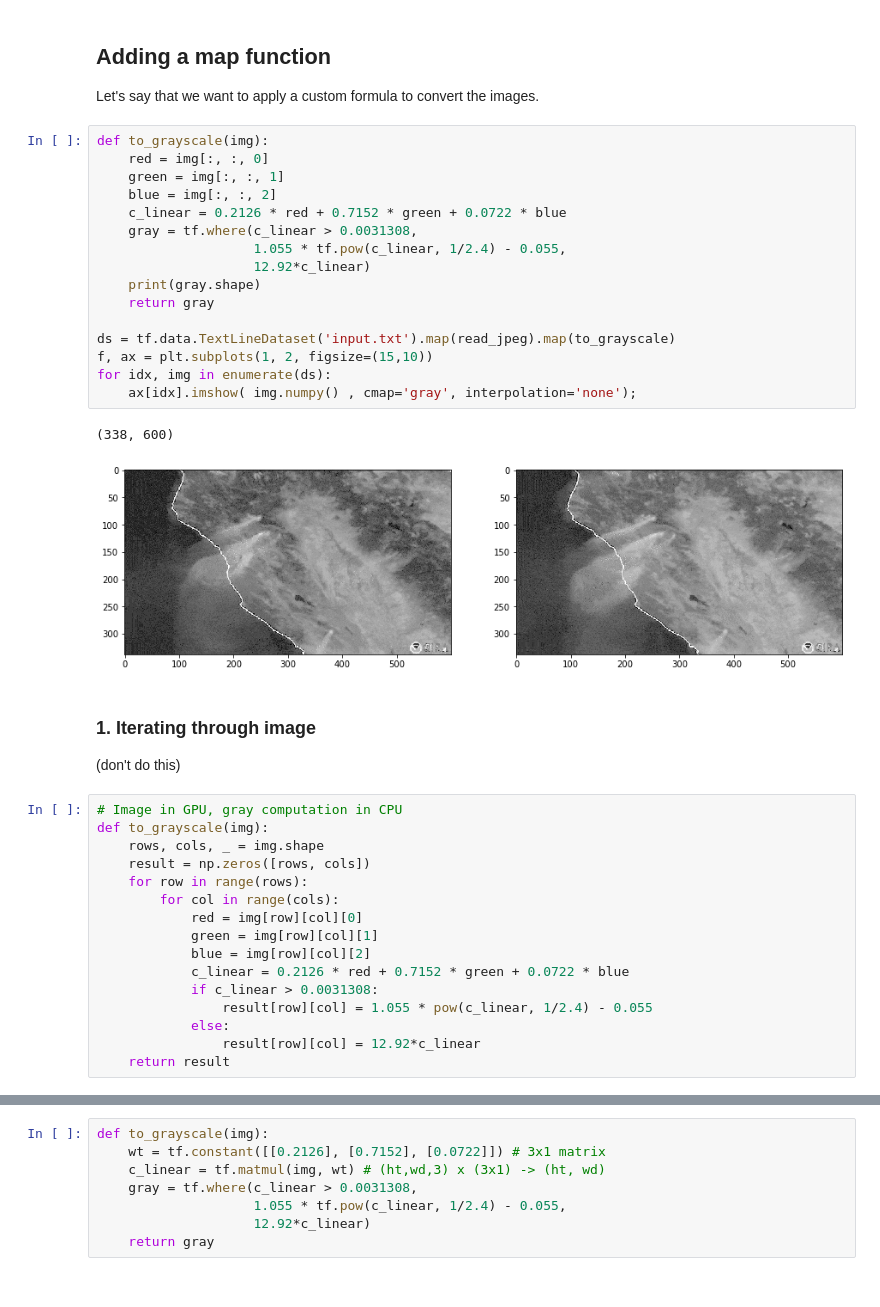
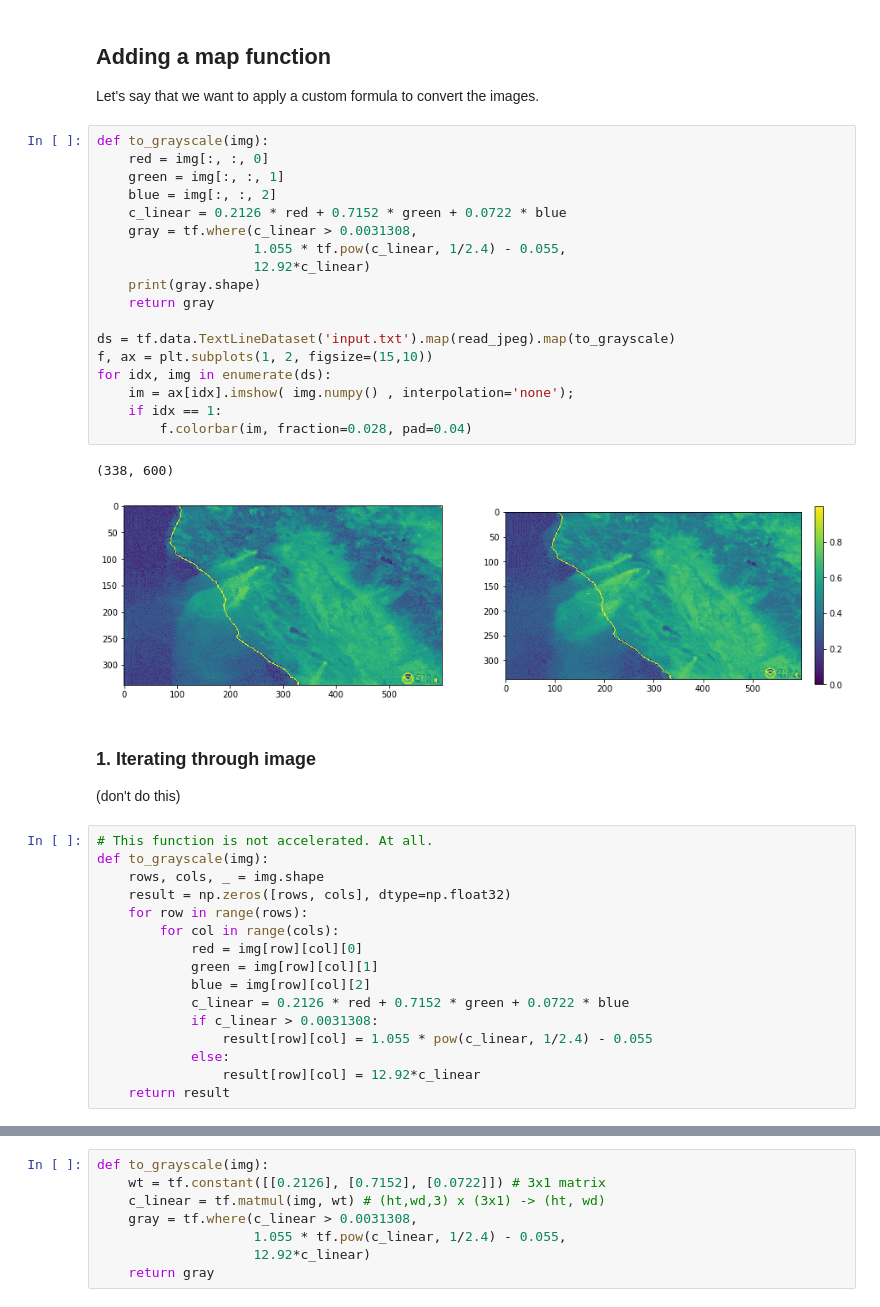
Before and after one commit to GoogleCloudPlatform/practical-ml-vision-book, a Jupyter notebook: 07_training/07b_gpumax.ipynb, the cells around one changed output, grey strips where cells are left out. Saved outputs shown, nothing was run; the diff lists cells and outputs as text.

```diff
--- a/07_training/07b_gpumax.ipynb
+++ b/07_training/07b_gpumax.ipynb
@@ -109,31 +109,33 @@ Let's say that we want to apply a custom formula to convert the images.
 # %%
 def to_grayscale(img):
     red = img[:, :, 0]
     green = img[:, :, 1]
     blue = img[:, :, 2]
     c_linear = 0.2126 * red + 0.7152 * green + 0.0722 * blue
     gray = tf.where(c_linear > 0.0031308,
                     1.055 * tf.pow(c_linear, 1/2.4) - 0.055,
                     12.92*c_linear)
     print(gray.shape)
     return gray
 
 ds = tf.data.TextLineDataset('input.txt').map(read_jpeg).map(to_grayscale)
 f, ax = plt.subplots(1, 2, figsize=(15,10))
 for idx, img in enumerate(ds):
-    ax[idx].imshow( img.numpy() , cmap='gray', interpolation='none');
+    im = ax[idx].imshow( img.numpy() , interpolation='none');
+    if idx == 1:
+        f.colorbar(im, fraction=0.028, pad=0.04)
 # %% [output]
 (338, 600)
-[figure, old version]
+[figure, new version]
 # %% [markdown]
 ### 1. Iterating through image
 
 (don't do this)
 # %%
-# Image in GPU, gray computation in CPU
+# This function is not accelerated. At all.
 def to_grayscale(img):
     rows, cols, _ = img.shape
-    result = np.zeros([rows, cols])
+    result = np.zeros([rows, cols], dtype=np.float32)
     for row in range(rows):
         for col in range(cols):
             red = img[row][col][0]
```
Also changed, not shown: parts of 20 cells of this notebook, 1 other file.
